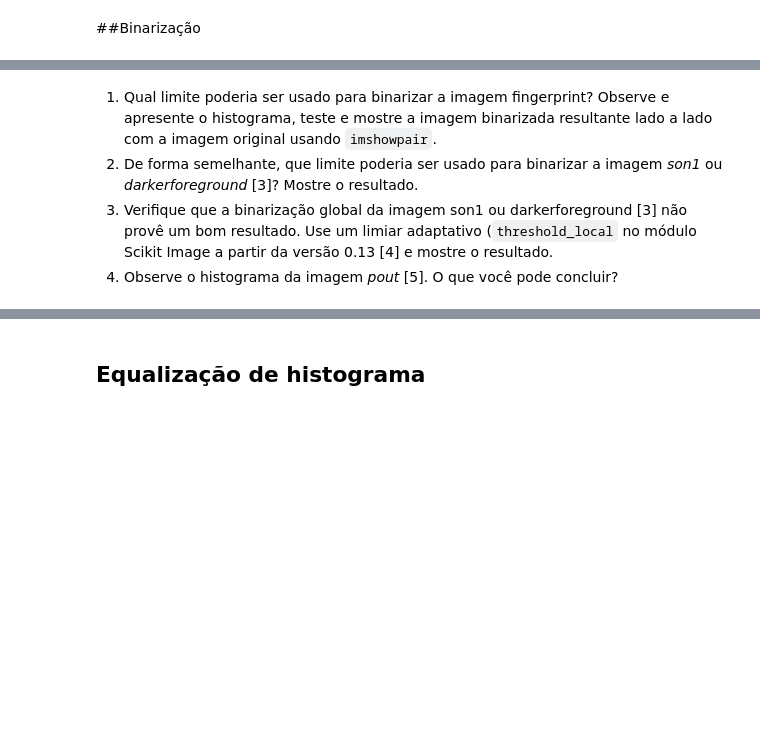
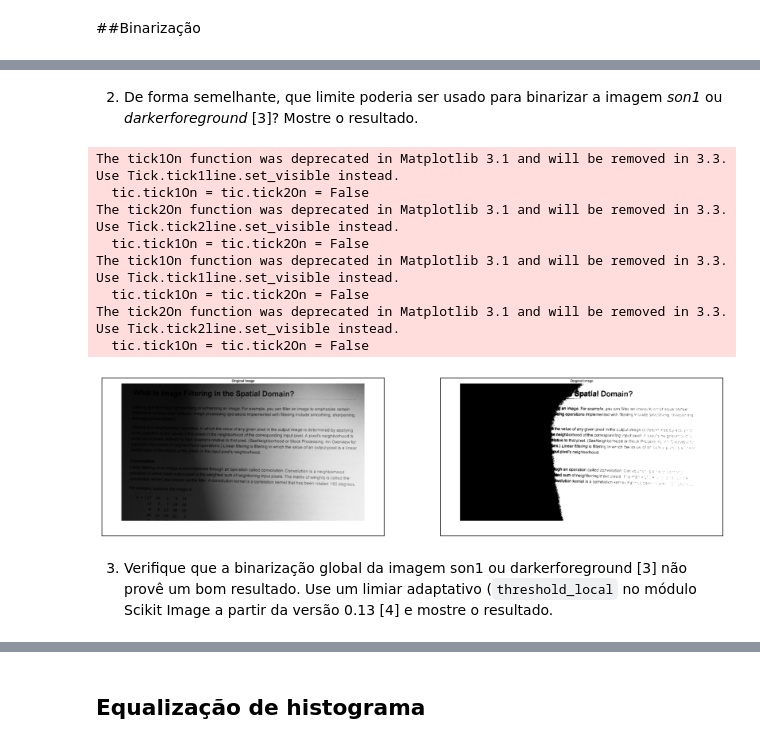
Before and after one commit to victoriafabris/disciplina-dsp-audio-video, a Jupyter notebook: atividade7/atividade_7.ipynb, the cells around one changed output, grey strips where cells are left out. Cells and saved outputs as stored; diff of their text form; code cells hidden in the pictures; blank space fills up the shorter version.

```diff
--- a/atividade7/atividade_7.ipynb
+++ b/atividade7/atividade_7.ipynb
@@ -14,5 +86,21 @@ Nos itens seguintes, quando solicitado a mostrar a imagem resultante, use `imsho
+# %% [markdown]
+2.   De forma semelhante, que limite poderia ser usado para binarizar a imagem *son1* ou *darkerforeground* [3]? Mostre o resultado.
+# %%
+darkerforeground = io.imread('darkerforeground.png')
+lim = 80
+darkerforeground_bin = darkerforeground > lim
+plt.figure(num=2,figsize=(14,16))
+imshowpair.imshowpair(darkerforeground,darkerforeground_bin,cmap='gray')
+plt.show()
+# %% [output]
+The tick1On function was deprecated in Matplotlib 3.1 and will be removed in 3.3. Use Tick.tick1line.set_visible instead.
+  tic.tick1On = tic.tick2On = False
+The tick2On function was deprecated in Matplotlib 3.1 and will be removed in 3.3. Use Tick.tick2line.set_visible instead.
+  tic.tick1On = tic.tick2On = False
+The tick1On function was deprecated in Matplotlib 3.1 and will be removed in 3.3. Use Tick.tick1line.set_visible instead.
+  tic.tick1On = tic.tick2On = False
+The tick2On function was deprecated in Matplotlib 3.1 and will be removed in 3.3. Use Tick.tick2line.set_visible instead.
+  tic.tick1On = tic.tick2On = False
+[figure, added]
 # %% [markdown]
-1.   Qual limite poderia ser usado para binarizar a imagem fingerprint? Observe e apresente o histograma, teste e mostre a imagem binarizada resultante lado a lado com a imagem original usando `imshowpair`.
-2.   De forma semelhante, que limite poderia ser usado para binarizar a imagem *son1* ou *darkerforeground* [3]? Mostre o resultado.
 3. Verifique que a binarização global da imagem son1 ou darkerforeground [3] não provê um bom resultado. Use um limiar adaptativo (`threshold_local` no módulo Scikit Image a partir da versão 0.13 [4] e mostre o resultado.
-4. Observe o histograma da imagem *pout* [5]. O que você pode concluir?
```
Also changed, not shown: parts of 16 cells of this notebook.
